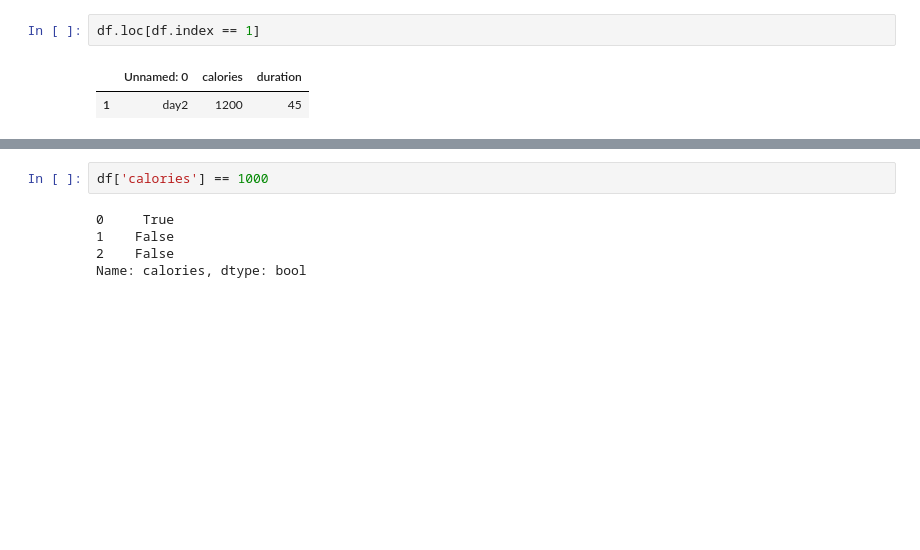
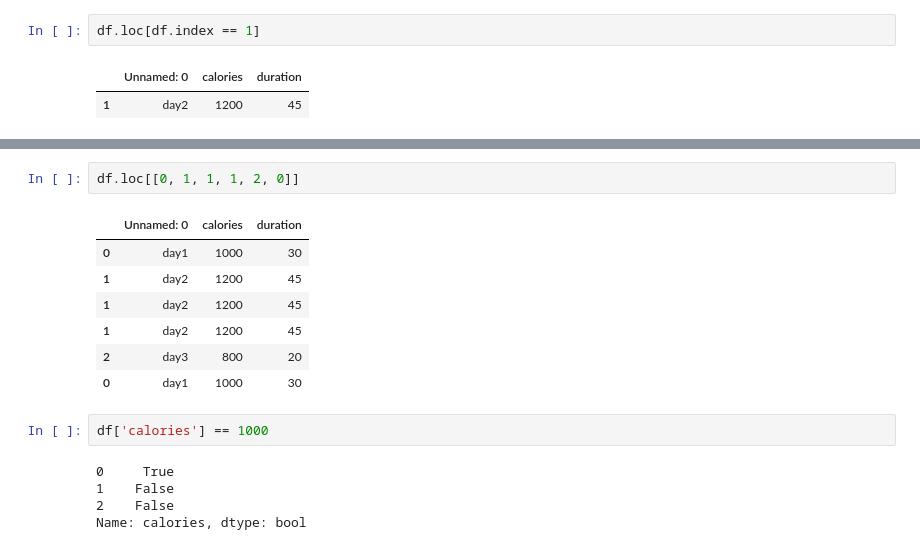
Before and after one commit to M-Ghodrat/CS-Tutorial, a Jupyter notebook: Extra/Pandas.ipynb, the cells around one changed output, grey strips where cells are left out. Drawn from its saved outputs; the diff is of its cells as text; blank space fills up the shorter version.

```diff
--- a/Extra/Pandas.ipynb
+++ b/Extra/Pandas.ipynb
@@ -378,3 +625,13 @@ df.loc[df.index == 1]
+# %%
+df.loc[[0, 1, 1, 1, 2, 0]]
+# %% [output]
+|  | Unnamed: 0 | calories | duration |
+| 0 | day1 | 1000 | 30 |
+| 1 | day2 | 1200 | 45 |
+| 1 | day2 | 1200 | 45 |
+| 1 | day2 | 1200 | 45 |
+| 2 | day3 | 800 | 20 |
+| 0 | day1 | 1000 | 30 |
 # %%
 df['calories'] == 1000
 # %% [output]
```
Also changed, not shown: parts of 100 cells of this notebook.
